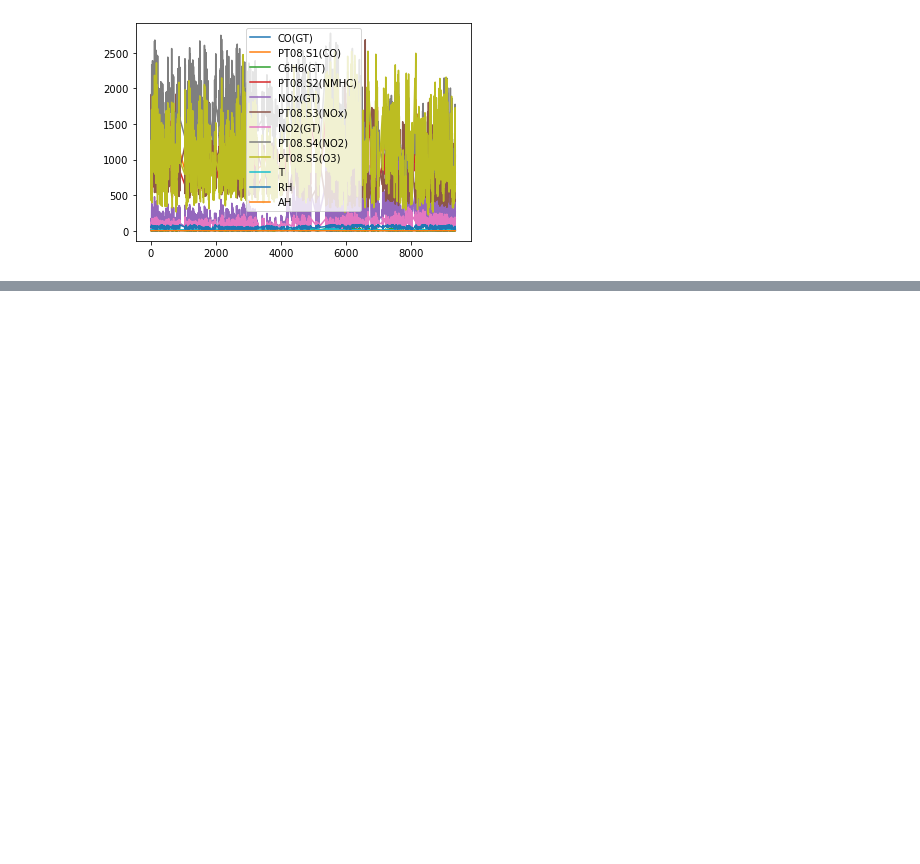
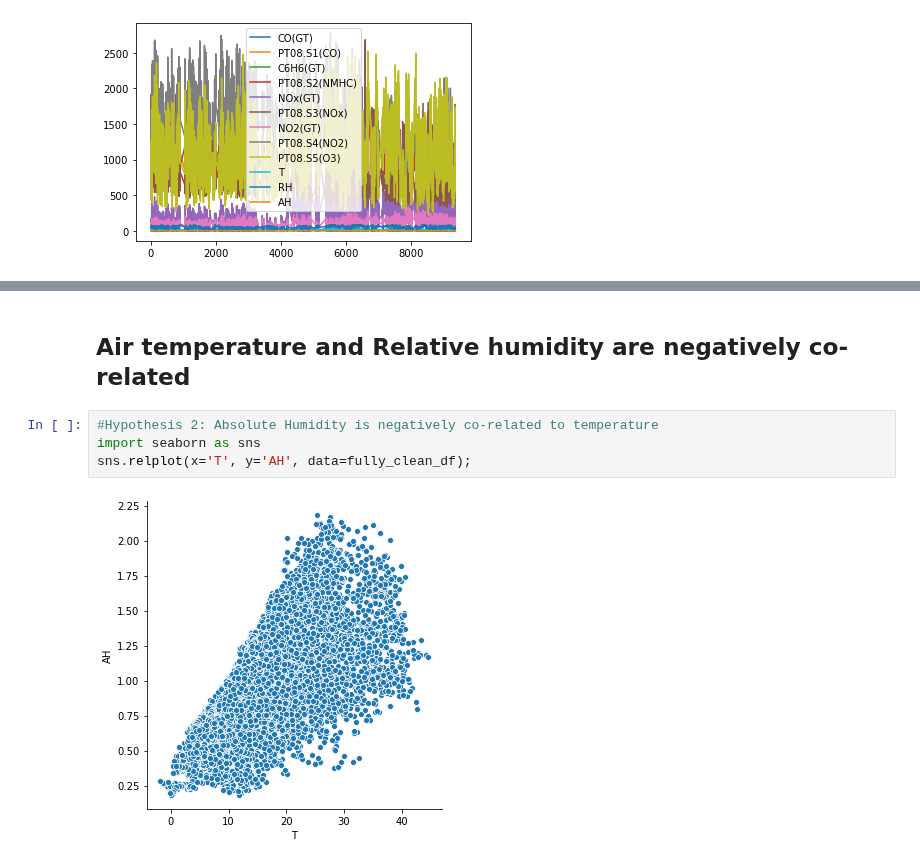
Before and after one commit to sateesh12/bin_utils, a Jupyter notebook: AQI_Analysis.ipynb, the cells around one changed output, grey strips where cells are left out. Drawn from its saved outputs; the diff is of its cells as text; blank space fills up the shorter version.

```diff
--- a/AQI_Analysis.ipynb
+++ b/AQI_Analysis.ipynb
@@ -244,0 +252,8 @@ fully_clean_df .shape
+# %% [markdown]
+## Air temperature and Relative humidity are negatively co-related
+# %%
+#Hypothesis 2: Absolute Humidity is negatively co-related to temperature
+import seaborn as sns
+sns.relplot(x='T', y='AH', data=fully_clean_df);
+# %% [output]
+[figure, added]
```
Also changed, not shown: parts of 6 cells of this notebook.
